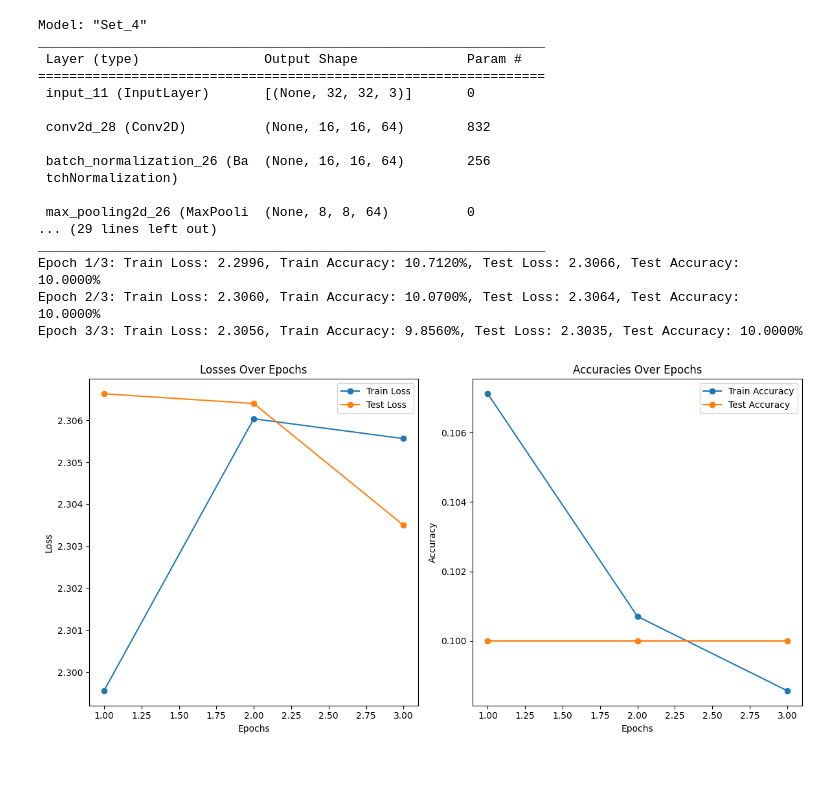
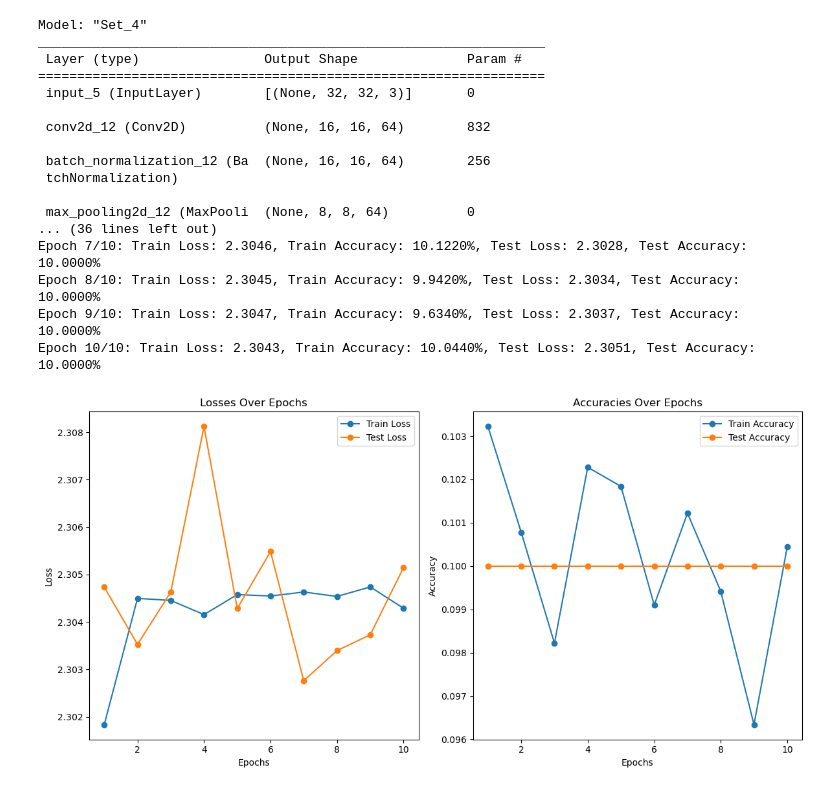
Before and after one commit to JanaStefan/IANNwTF_g22, a Jupyter notebook: homework03/last_version.ipynb, the cells around one changed output. Cells and saved outputs as stored; diff of their text form; code cells hidden in the pictures.

```diff
--- a/homework03/last_version.ipynb
+++ b/homework03/last_version.ipynb
@@ -158,9 +161,9 @@ class CNN():
 
         # Setup the optimizer
         if optimizer == 'adam':
-            optimizer = tf.keras.optimizers.Adam(learning_rate=learning_rate)
+            optimizer = tf.keras.optimizers.legacy.Adam(learning_rate=learning_rate)
         else:
-            optimizer = tf.keras.optimizers.RMSprop(learning_rate=learning_rate)
+            optimizer = tf.keras.optimizers.legacy.RMSprop(learning_rate=learning_rate)
 
         # Loss function for training
         loss_f = tf.keras.losses.CategoricalCrossentropy()
@@ -438,44 +441,44 @@ set4_model = CNN(
     dense_activation='softmax',
     dense_sizes=[128],
     flatten_type='global_max',
     name="Set_4",
 )
 
 # Load CIFAR-10 dataset, split into training and test data
 train_data4, test_data4 = tfds.load('cifar10', split=['train', 'test'], as_supervised=True)
 
 # Preprocess the data for set 4 with specific batch size
 # The preprocessing includes normalization and one-hot encoding
 batch_size_set4 = 64   # Batch size for training and testing
 train_data_set4, test_data_set4 = prep_cifar(train_data4, test_data4, batch_size_set4)
 
 # Train the Set 4 model using the training data
 # Training for 3 epochs with the specified batch size
-set4_model.train(train_data_set4, test_data_set4, epochs=3)
+set4_model.train(train_data_set4, test_data_set4, epochs=10)
 
 
 # Visualize the training performance of Set 4 model
 # This includes plotting the training and testing loss and accuracy for each epoch
 set4_model.visualize_performance()
 # %% [output]
 Model: "Set_4"
 _________________________________________________________________
  Layer (type)                Output Shape              Param #
 =================================================================
- input_11 (InputLayer)       [(None, 32, 32, 3)]       0
+ input_5 (InputLayer)        [(None, 32, 32, 3)]       0
 
- conv2d_28 (Conv2D)          (None, 16, 16, 64)        832
+ conv2d_12 (Conv2D)          (None, 16, 16, 64)        832
 
- batch_normalization_26 (Ba  (None, 16, 16, 64)        256
+ batch_normalization_12 (Ba  (None, 16, 16, 64)        256
  tchNormalization)
 
- max_pooling2d_26 (MaxPooli  (None, 8, 8, 64)          0
-... (29 lines left out)
-_________________________________________________________________
-Epoch 1/3: Train Loss: 2.2996, Train Accuracy: 10.7120%, Test Loss: 2.3066, Test Accuracy: 10.0000%
-Epoch 2/3: Train Loss: 2.3060, Train Accuracy: 10.0700%, Test Loss: 2.3064, Test Accuracy: 10.0000%
-Epoch 3/3: Train Loss: 2.3056, Train Accuracy: 9.8560%, Test Loss: 2.3035, Test Accuracy: 10.0000%
+ max_pooling2d_12 (MaxPooli  (None, 8, 8, 64)          0
+... (36 lines left out)
+Epoch 7/10: Train Loss: 2.3046, Train Accuracy: 10.1220%, Test Loss: 2.3028, Test Accuracy: 10.0000%
+Epoch 8/10: Train Loss: 2.3045, Train Accuracy: 9.9420%, Test Loss: 2.3034, Test Accuracy: 10.0000%
+Epoch 9/10: Train Loss: 2.3047, Train Accuracy: 9.6340%, Test Loss: 2.3037, Test Accuracy: 10.0000%
+Epoch 10/10: Train Loss: 2.3043, Train Accuracy: 10.0440%, Test Loss: 2.3051, Test Accuracy: 10.0000%
-[figure, old version]
+[figure, new version]
 # %%
 # Set 5:
 set5_model = CNN(
```
Also changed, not shown: parts of 10 cells of this notebook.
